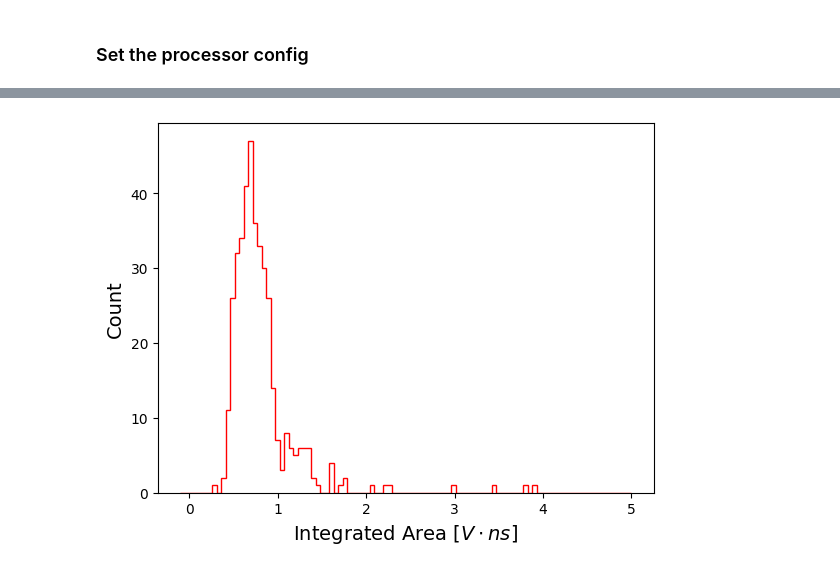
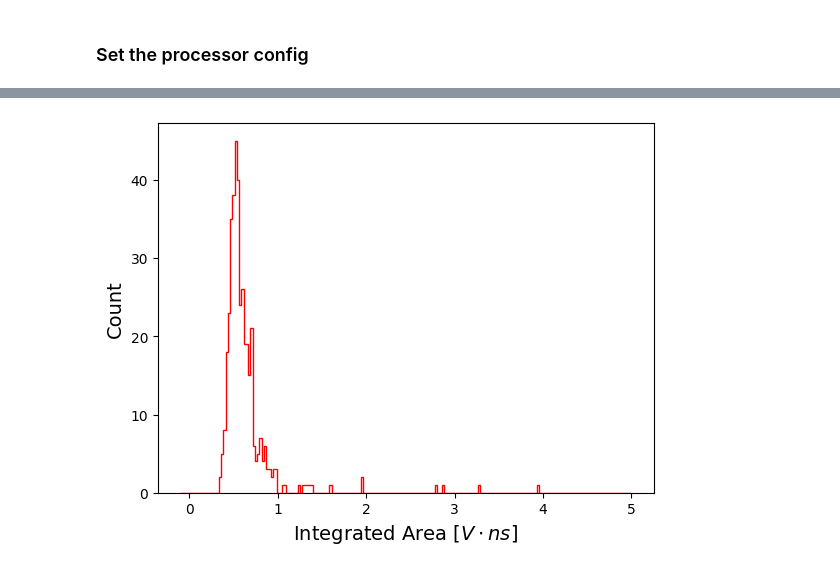
Before and after one commit to darkmatter-ucsd/SandyAQ, a Jupyter notebook: python_wrappers/notebooks/fast_wf_check.ipynb, the cells around one changed output, grey strips where cells are left out. Saved outputs shown, nothing was run; the diff lists cells and outputs as text; code cells hidden in the pictures.

```diff
--- a/python_wrappers/notebooks/fast_wf_check.ipynb
+++ b/python_wrappers/notebooks/fast_wf_check.ipynb
@@ -79,0 +70,14 @@ plt.ylim(250,600)
+# %%
+threshold_mv = float(threshold_adc) * (2/2**14.) * 1000.
+optimal_threshold_adc = 2350
+optimal_threshold_mv = float(optimal_threshold_adc) * (2/2**14.) * 1000.
+
+time = np.arange(0, process_config["nsamps"], 1) * 4
+for i in range(750,800):
+    plt.plot(time, data["data_per_channel"][i][0])
+plt.axhline(optimal_threshold_mv, color='g',label=f"Proposed threshold: {optimal_threshold_adc} ADC")
+plt.axhline(threshold_mv, color='r',label="Test threshold")
+plt.ylim(250,350)
+plt.xlim(0,3900)
+plt.legend()
+plt.title(f"channel {channel}")
@@ -113,6 +123,7 @@ class WFProcessor(object):
         baseline_start_b = int(self.length_per_event * baseline_back[0])
         baseline_end_b = int(self.length_per_event * baseline_back[1])
         self.baseline = (np.mean(self.wfs[:,baseline_start_f:baseline_end_f],axis=1) + np.mean(self.wfs[:,baseline_start_b:baseline_end_b],axis=1))/2
+        self.baseline_rms = np.std(self.wfs[:,baseline_start_f:baseline_end_f],axis=1)
         baseline = self.baseline.repeat(self.length_per_event).reshape(self.event_number,self.length_per_event)
         self.processed_wfs = (self.wfs - baseline)*self.volt_per_adc
         self.filtered_wfs = butter_lowpass_filter(self.processed_wfs,cutoff,fs)
@@ -125,13 +136,14 @@ class WFProcessor(object):
             plt.ylabel("Voltage [V]")
             plt.xticks(np.arange(0, 4000, step=200))
             plt.ylim(-0.01,0.02)
+            plt.xlim(0,3950)
         else:
             plt.plot(self.wfs[i])
             plt.xlabel("Sample index")
             plt.ylabel("ADC counts")
             plt.xticks(np.arange(0, 1000, step=100))
             #plt.show()
-        plt.xlim(0,3950)
+            plt.xlim(0,1000)
 
     def plot_random_wfs(self,n,filtered=True,random_seed=None):
         if random_seed:
@@ -175,6 +187,6 @@ class WFProcessor(object):
         return self.areas
 # %%
 wfp = WFProcessor(data_folder, volt_per_adc=2/2**14)
-wfp.set_data(data["data_per_channel"][1500:2000,0])
+wfp.set_data(data["data_per_channel"][1500:1900,0])
 # %%
 wfp.process_wfs()
@@ -193,9 +196,10 @@ wfp.plot_random_wfs(10,filtered=True)
 # %%
-areas = wfp.get_area(sum_window=(0.3,0.45))
+areas = wfp.get_area(sum_window=(0.3,0.4))
 # %%
-plt.hist(areas,bins=100,range=(-0.1,5),histtype='step',color='red',label="Channel 0")
+plt.hist(areas,bins=200,range=(-0.1,5),histtype='step',color='red',label="Channel 0")
 plt.ylabel("Count",fontsize=14)
 plt.xlabel("Integrated Area [$V\cdot ns$]",fontsize=14)
+#plt.ylim(0,100)
 plt.show()
 # %% [output]
-[figure, old version]
+[figure, new version]
```
Also changed, not shown: parts of 10 cells of this notebook.
